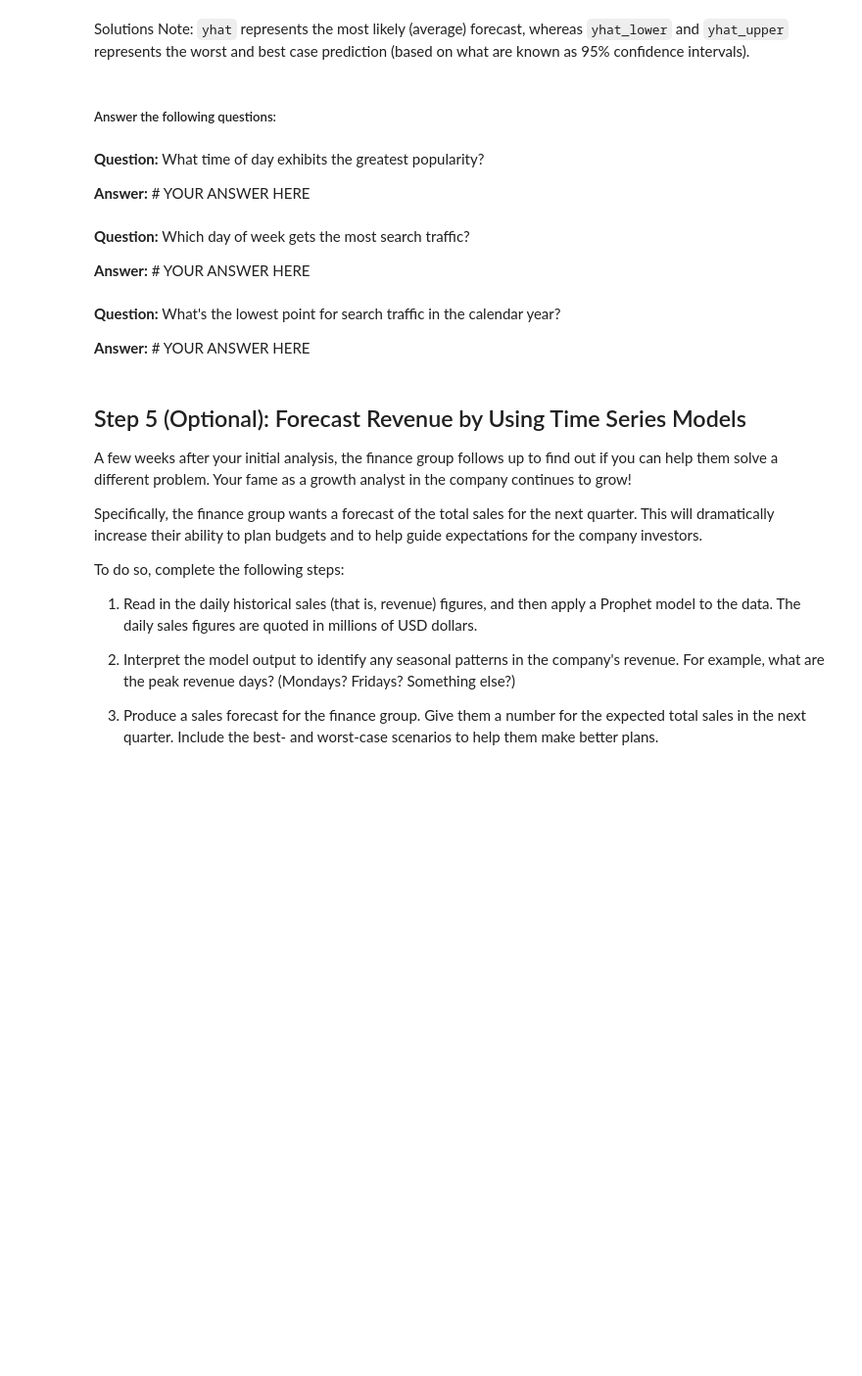
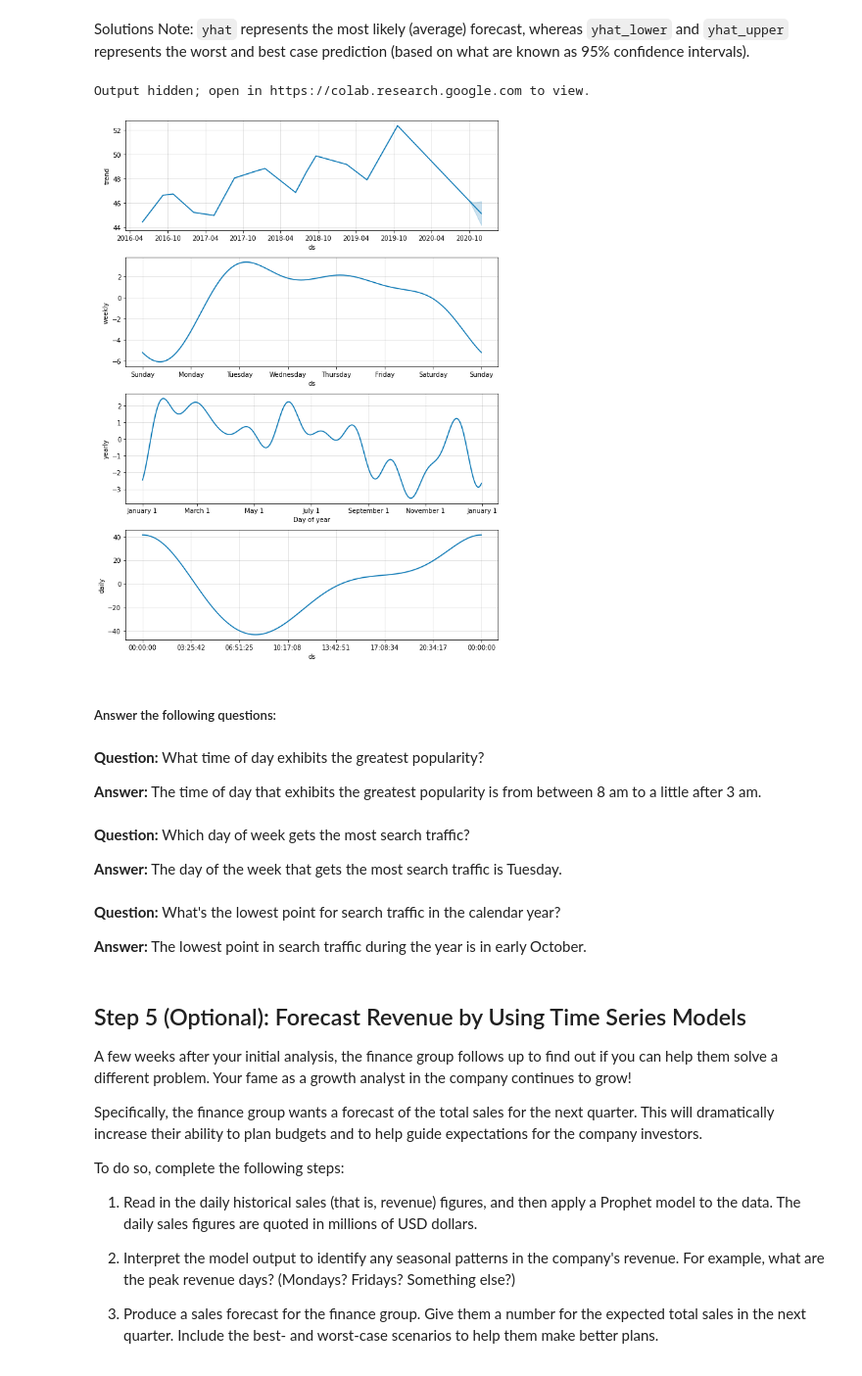
Before and after one commit to johngru/mercadolibre_growth, a Jupyter notebook: forecasting_net_prophet.ipynb, the cells around one changed output. Shown at 98% size. Saved outputs shown, nothing was run; the diff lists cells and outputs as text; code cells hidden in the pictures; blank space fills up the shorter version.

```diff
--- a/forecasting_net_prophet.ipynb
+++ b/forecasting_net_prophet.ipynb
@@ -454,7 +744,9 @@ forecast_mercado_trends = # YOUR CODE HERE
 * What's the lowest point for search traffic in the calendar year?
 # %%
 # Set the index in the forecast_mercado_trends DataFrame to the ds datetime column
-forecast_mercado_trends = # YOUR CODE HERE
+forecast_mercado_trends = forecast_mercado_trends.set_index('ds')
 
 # View the only the yhat,yhat_lower and yhat_upper columns from the DataFrame
-# YOUR CODE HERE
+truncated_forecast_mercado_trends = forecast_mercado_trends[['yhat','yhat_lower','yhat_upper']]
+display(truncated_forecast_mercado_trends.head())
+display(truncated_forecast_mercado_trends.tail())
@@ -466,28 +773,38 @@ hv.extension('bokeh')
 
 # From the forecast_mercado_trends DataFrame, use hvPlot to visualize
 #  the yhat, yhat_lower, and yhat_upper columns over the last 2000 hours
-# YOUR CODE HERE
+truncated_forecast_mercado_trends.iloc[-2000:,:].hvplot.line(
+    x='ds',
+    y=['yhat_lower','yhat_upper','yhat'],
+    ylabel='Google Search Trends',
+    xlabel='Time',
+    title='Projected MercadoLibre Trends in Google Search'
+)
+# %% [output]
+Output hidden; open in https://colab.research.google.com to view.
 # %%
 # Reset the index in the forecast_mercado_trends DataFrame
-forecast_mercado_trends = # YOUR CODE HERE
+forecast_mercado_trends = forecast_mercado_trends.reset_index()
 
 # Use the plot_components function to visualize the forecast results
 # for the forecast_canada DataFrame
-figures_mercado_trends = # YOUR CODE HERE
+figures_mercado_trends = model_mercado_trends.plot_components(forecast_mercado_trends)
+# %% [output]
+[figure, added]
 # %% [markdown]
 ##### Answer the following questions:
 # %% [markdown]
 **Question:** What time of day exhibits the greatest popularity?
 
-**Answer:** # YOUR ANSWER HERE
+**Answer:** The time of day that exhibits the greatest popularity is from between 8 am to a little after 3 am.
 # %% [markdown]
 **Question:** Which day of week gets the most search traffic?
 
-**Answer:** # YOUR ANSWER HERE
+**Answer:** The day of the week that gets the most search traffic is Tuesday.
 # %% [markdown]
 **Question:** What's the lowest point for search traffic in the calendar year?
 
-**Answer:** # YOUR ANSWER HERE
+**Answer:** The lowest point in search traffic during the year is in early October.
 # %% [markdown]
 ## Step 5 (Optional): Forecast Revenue by Using Time Series Models
 
```
Also changed, not shown: parts of 36 cells of this notebook, 1 other file.
